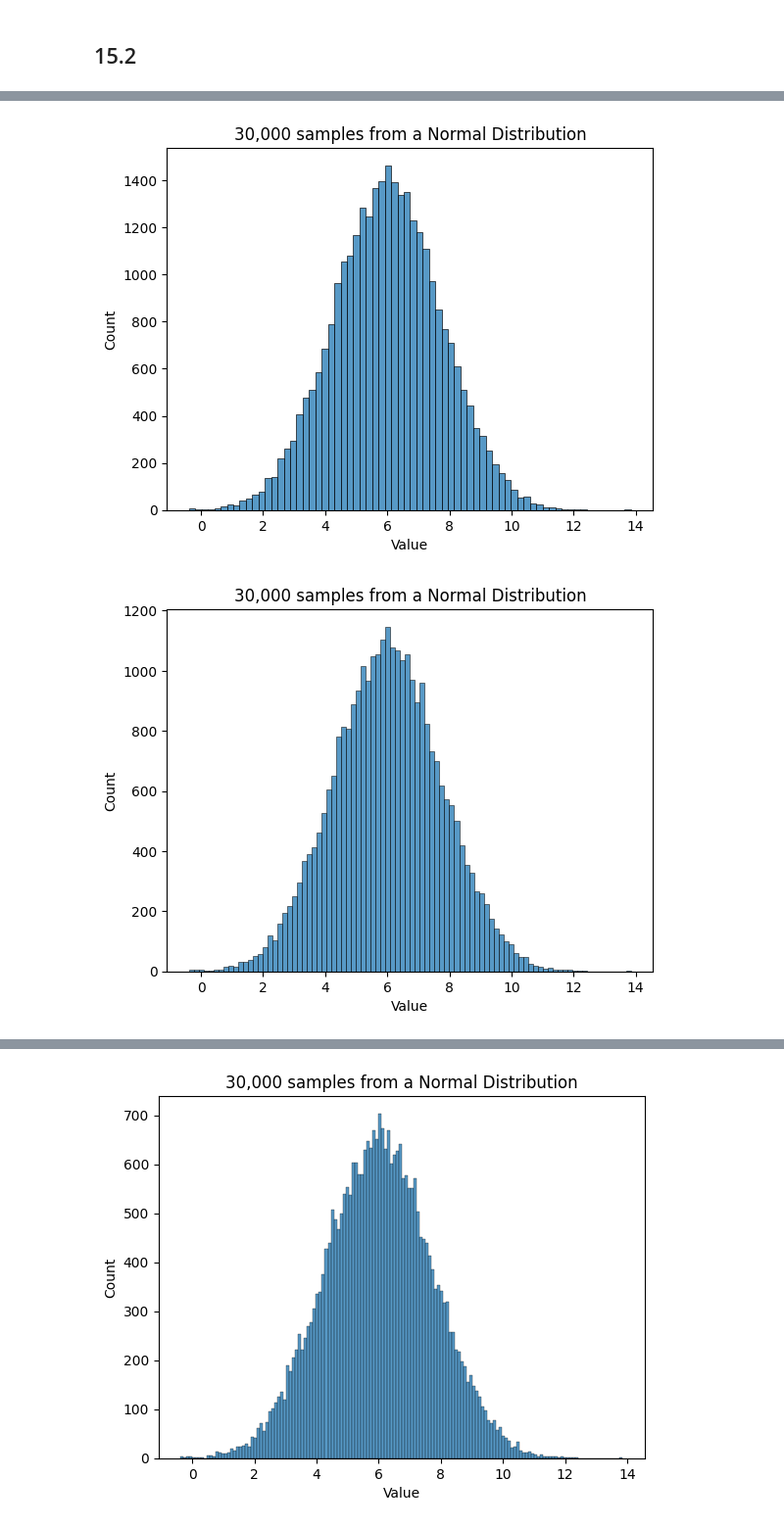
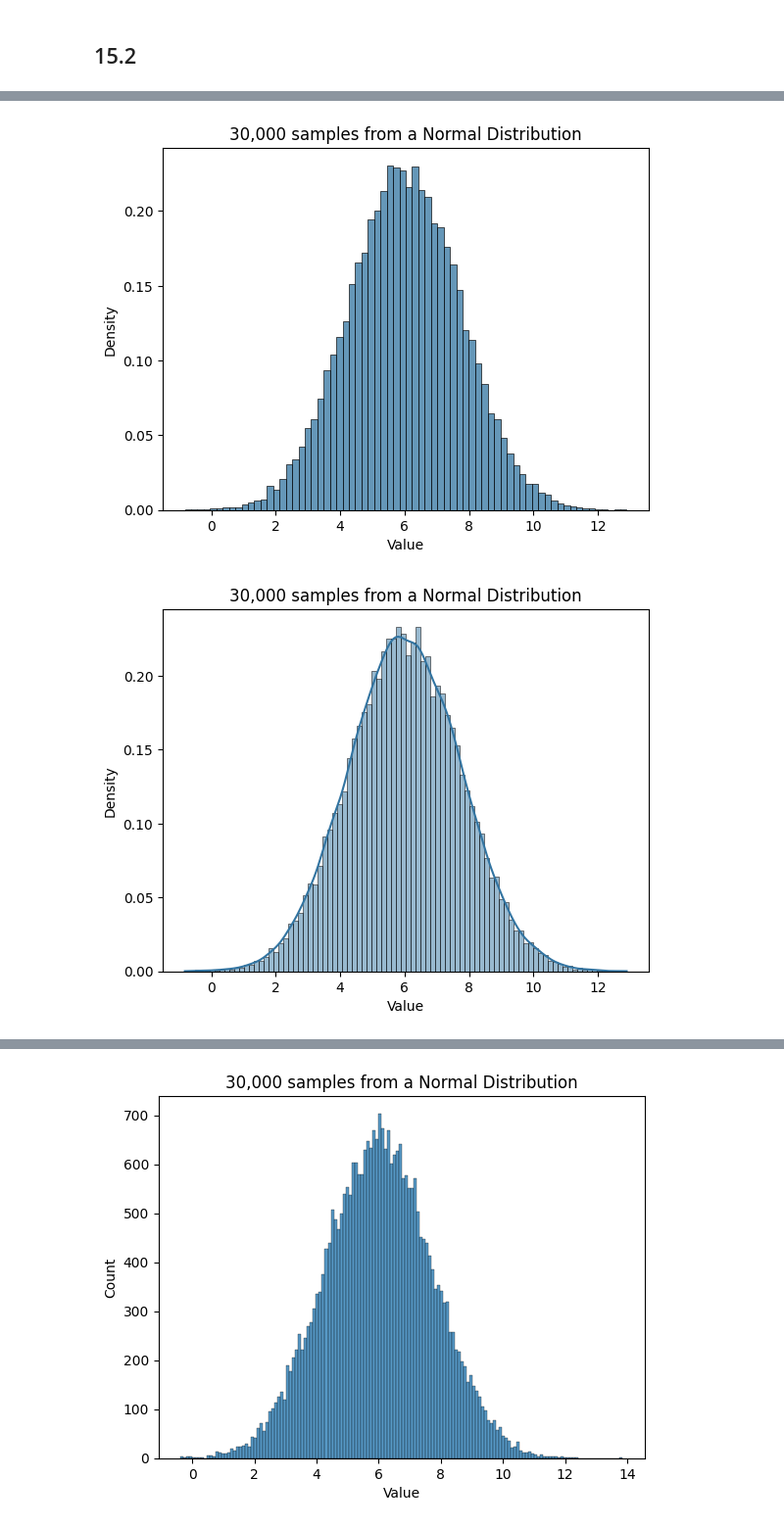
Before and after one commit to drolsonmi/math1040, a Jupyter notebook: Lesson15/15_Figures.ipynb, the cells around one changed output, grey strips where cells are left out. Shown at 98% size. Cells and saved outputs as stored; diff of their text form; code cells hidden in the pictures.

```diff
--- a/Lesson15/15_Figures.ipynb
+++ b/Lesson15/15_Figures.ipynb
@@ -144,16 +144,16 @@ plt.show()
 # %%
-sns.histplot(N, bins=70)
+sns.histplot(N, bins=70, stat='density', color='#3274a1')
 plt.title("30,000 samples from a Normal Distribution")
 plt.xlabel("Value")
-plt.ylabel("Count")
+plt.ylabel("Density")
 plt.show()
 # %% [output]
-[figure, old version]
+[figure, new version]
 # %%
-sns.histplot(N, bins=90)
+sns.histplot(N, bins=90, stat='density', color='#3274a1', kde=True)
 plt.title("30,000 samples from a Normal Distribution")
 plt.xlabel("Value")
-plt.ylabel("Count")
+plt.ylabel("Density")
 plt.show()
 # %% [output]
-[figure, old version]
+[figure, new version]
```
Also changed, not shown: parts of 11 cells of this notebook.
